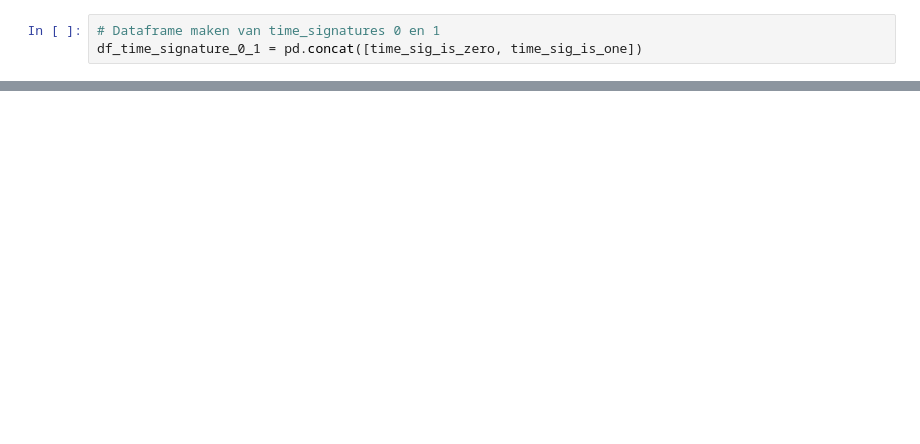
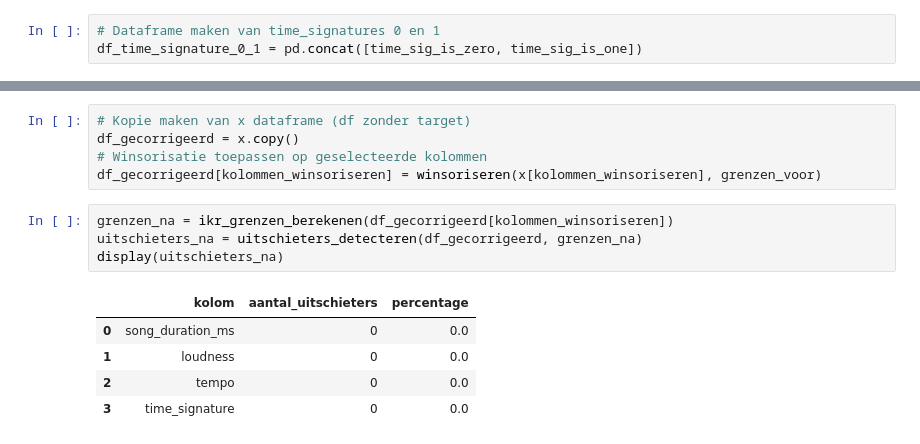
Before and after one commit to OdessaA/DataScience_SongPrediction, a Jupyter notebook: Eindopdracht - Data Exploratie.ipynb, the cells around one changed output, grey strips where cells are left out. Drawn from its saved outputs; the diff is of its cells as text; blank space fills up the shorter version.

```diff
--- a/Eindopdracht - Data Exploratie.ipynb
+++ b/Eindopdracht - Data Exploratie.ipynb
@@ -153,0 +443,15 @@ df['instrumentalness'].value_counts()
+# %%
+# Kopie maken van x dataframe (df zonder target)
+df_gecorrigeerd = x.copy()
+# Winsorisatie toepassen op geselecteerde kolommen
+df_gecorrigeerd[kolommen_winsoriseren] = winsoriseren(x[kolommen_winsoriseren], grenzen_voor)
+# %%
+grenzen_na = ikr_grenzen_berekenen(df_gecorrigeerd[kolommen_winsoriseren])
+uitschieters_na = uitschieters_detecteren(df_gecorrigeerd, grenzen_na)
+display(uitschieters_na)
+# %% [output]
+|  | kolom | aantal_uitschieters | percentage |
+| 0 | song_duration_ms | 0 | 0.0 |
+| 1 | loudness | 0 | 0.0 |
+| 2 | tempo | 0 | 0.0 |
+| 3 | time_signature | 0 | 0.0 |
```
Also changed, not shown: parts of 28 cells of this notebook, 2 other files.
